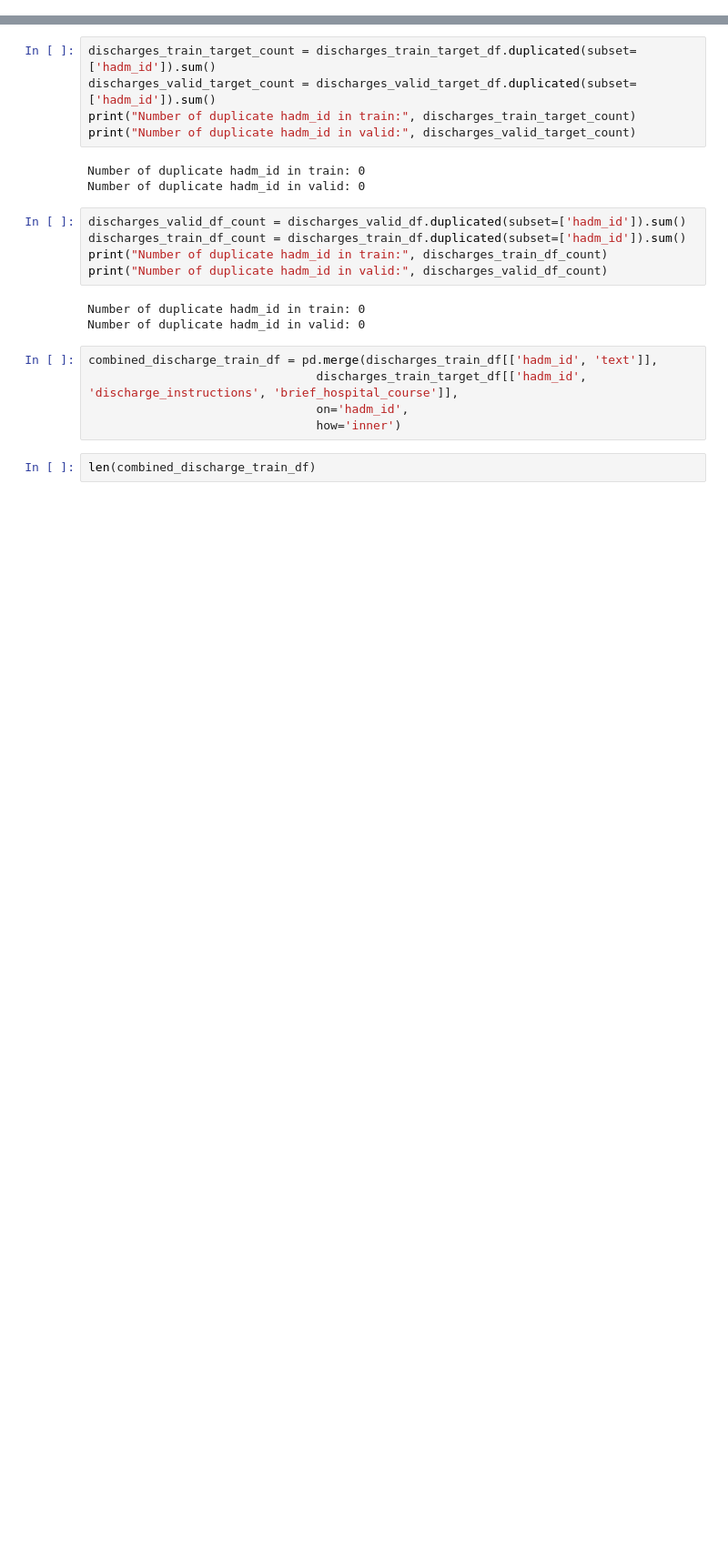
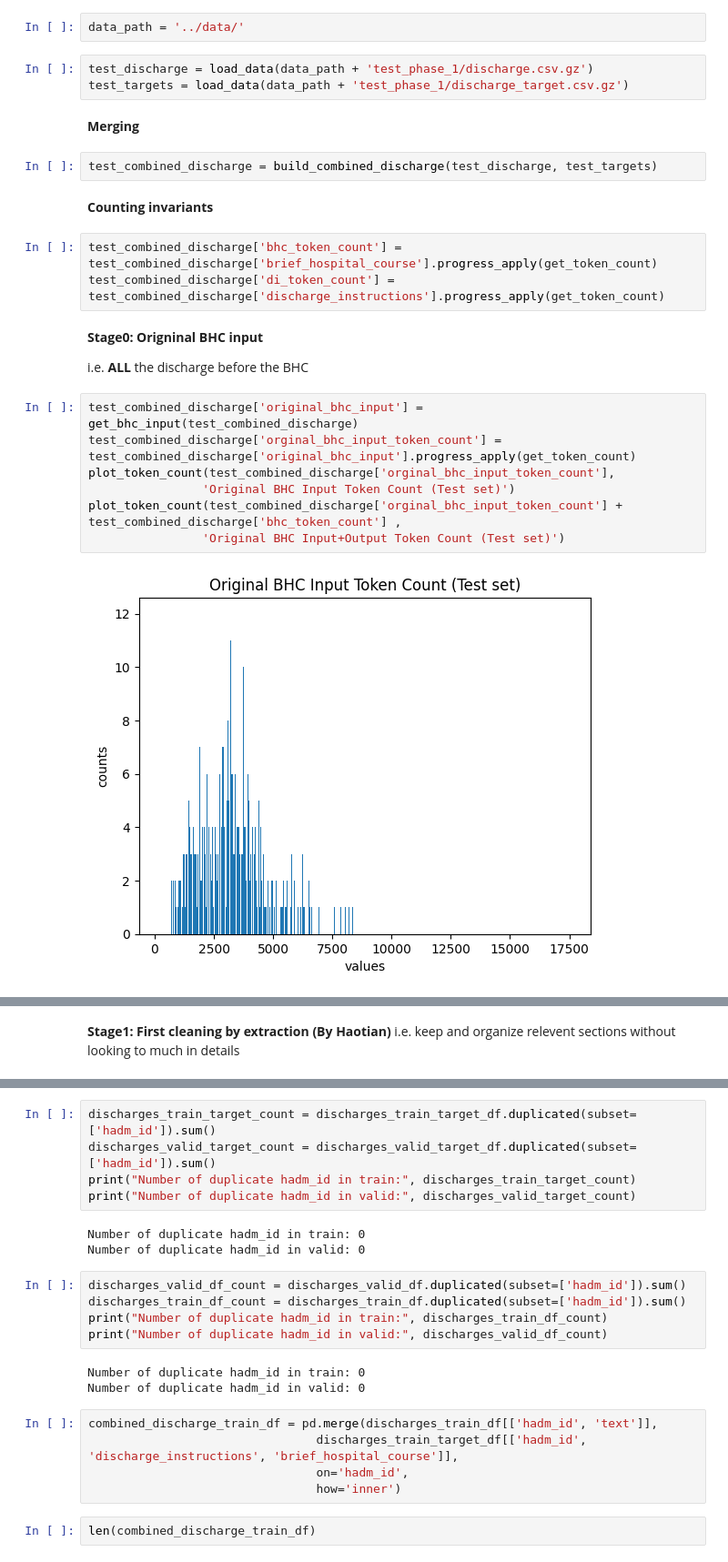
Before and after one commit to HAOTIAN89/MEDISCHARGE, a Jupyter notebook: notebooks/dataset_processing.ipynb, the cells around one changed output, grey strips where cells are left out. Shown at 91% size. Drawn from its saved outputs; the diff is of its cells as text; blank space fills up the shorter version.

Commit message:
More cleaning

```diff
--- a/notebooks/dataset_processing.ipynb
+++ b/notebooks/dataset_processing.ipynb
@@ -86,0 +27,27 @@ Number of spaces in the string: 1901
+# %%
+data_path = '../data/'
+# %%
+test_discharge = load_data(data_path + 'test_phase_1/discharge.csv.gz')
+test_targets = load_data(data_path + 'test_phase_1/discharge_target.csv.gz')
+# %% [markdown]
+**Merging**
+# %%
+test_combined_discharge = build_combined_discharge(test_discharge, test_targets)
+# %% [markdown]
+**Counting invariants**
+# %%
+test_combined_discharge['bhc_token_count'] = test_combined_discharge['brief_hospital_course'].progress_apply(get_token_count)
+test_combined_discharge['di_token_count'] = test_combined_discharge['discharge_instructions'].progress_apply(get_token_count)
+# %% [markdown]
+**Stage0: Origninal BHC input**
+
+i.e. **ALL** the discharge before the BHC
+# %%
+test_combined_discharge['original_bhc_input'] = get_bhc_input(test_combined_discharge)
+test_combined_discharge['orginal_bhc_input_token_count'] = test_combined_discharge['original_bhc_input'].progress_apply(get_token_count)
+plot_token_count(test_combined_discharge['orginal_bhc_input_token_count'],
+                'Original BHC Input Token Count (Test set)')
+plot_token_count(test_combined_discharge['orginal_bhc_input_token_count'] + test_combined_discharge['bhc_token_count'] ,
+                'Original BHC Input+Output Token Count (Test set)')
+# %% [output]
+[figure, added]
@@ -86,0 +55,3 @@ Number of spaces in the string: 1901
+# %% [markdown]
+**Stage1: First cleaning by extraction (By Haotian)**
+i.e. keep and organize relevent sections without looking to much in details
```
Also changed, not shown: parts of 47 cells of this notebook, 2 other files.
